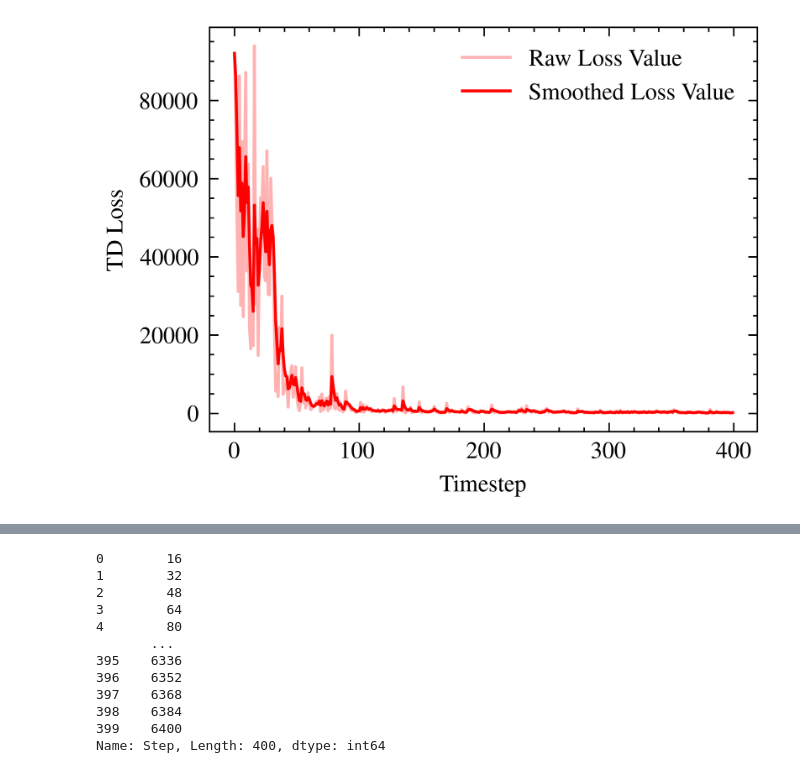
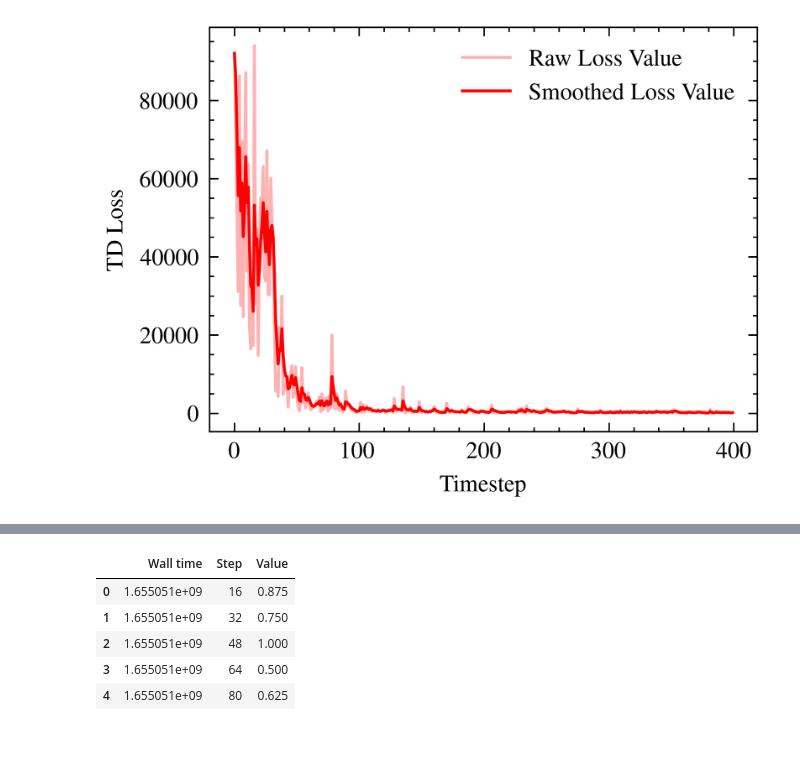
Before and after one commit to eytancanzini/rl-fixture-design, a Jupyter notebook: Python/notebooks/data_processing.ipynb, the cells around one changed output, grey strips where cells are left out. Cells and saved outputs as stored; diff of their text form; code cells hidden in the pictures; blank space fills up the shorter version.

```diff
--- a/Python/notebooks/data_processing.ipynb
+++ b/Python/notebooks/data_processing.ipynb
@@ -113,15 +113,10 @@ plt.show()
-# %%
-steps
-# %% [output]
-0        16
-1        32
-2        48
-3        64
-4        80
-       ...
-395    6336
-396    6352
-397    6368
-398    6384
-399    6400
-Name: Step, Length: 400, dtype: int64
+# %%
+df_suboptimal = pd.read_csv('./run-.-tag-Metrics_SuboptimalArmsMetric.csv')
+df_suboptimal.head()
+# %% [output]
+|  | Wall time | Step | Value |
+| 0 | 1.655051e+09 | 16 | 0.875 |
+| 1 | 1.655051e+09 | 32 | 0.750 |
+| 2 | 1.655051e+09 | 48 | 1.000 |
+| 3 | 1.655051e+09 | 64 | 0.500 |
+| 4 | 1.655051e+09 | 80 | 0.625 |
```
Also changed, not shown: parts of 4 cells of this notebook, 4 other files.
